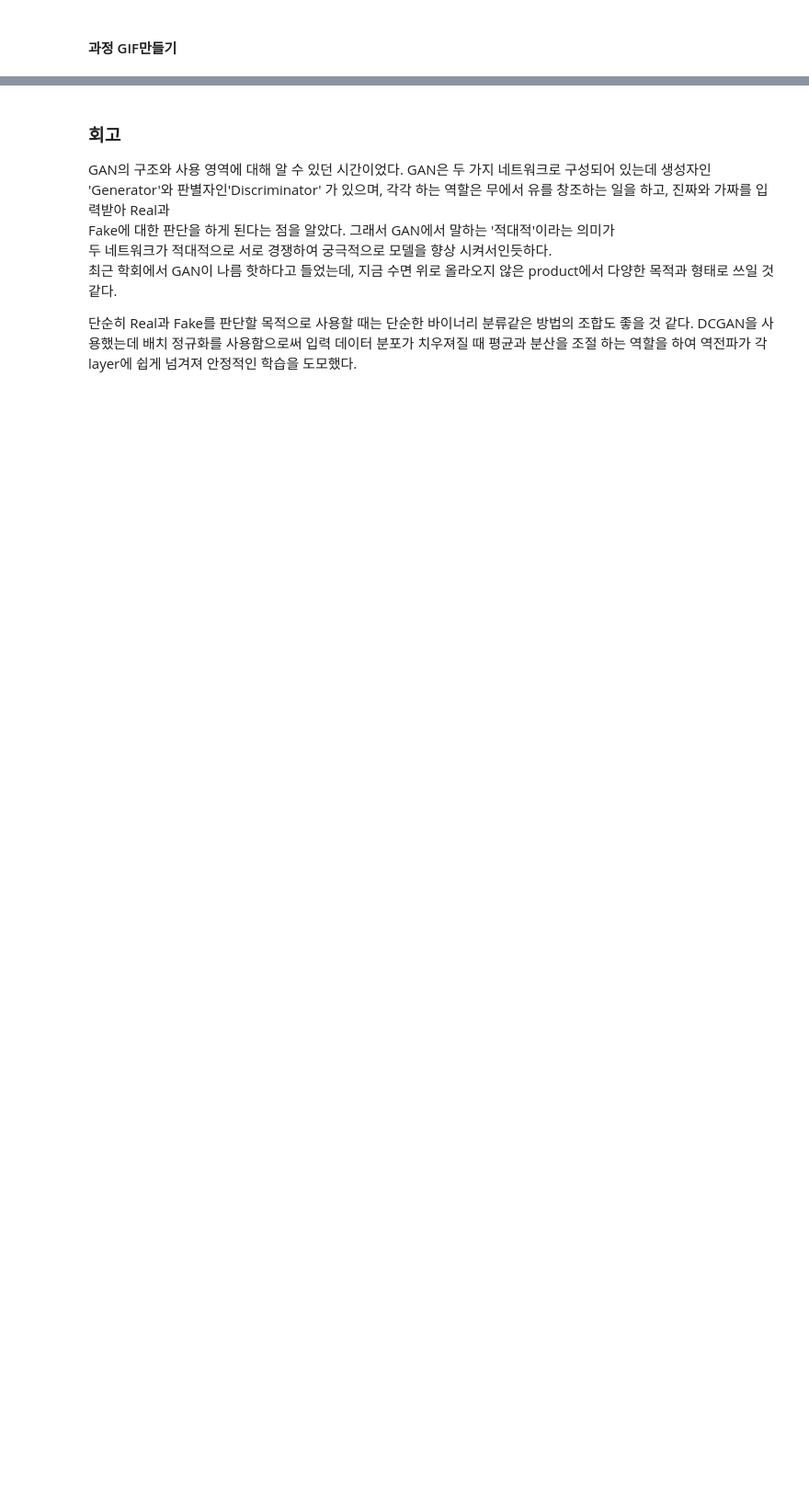
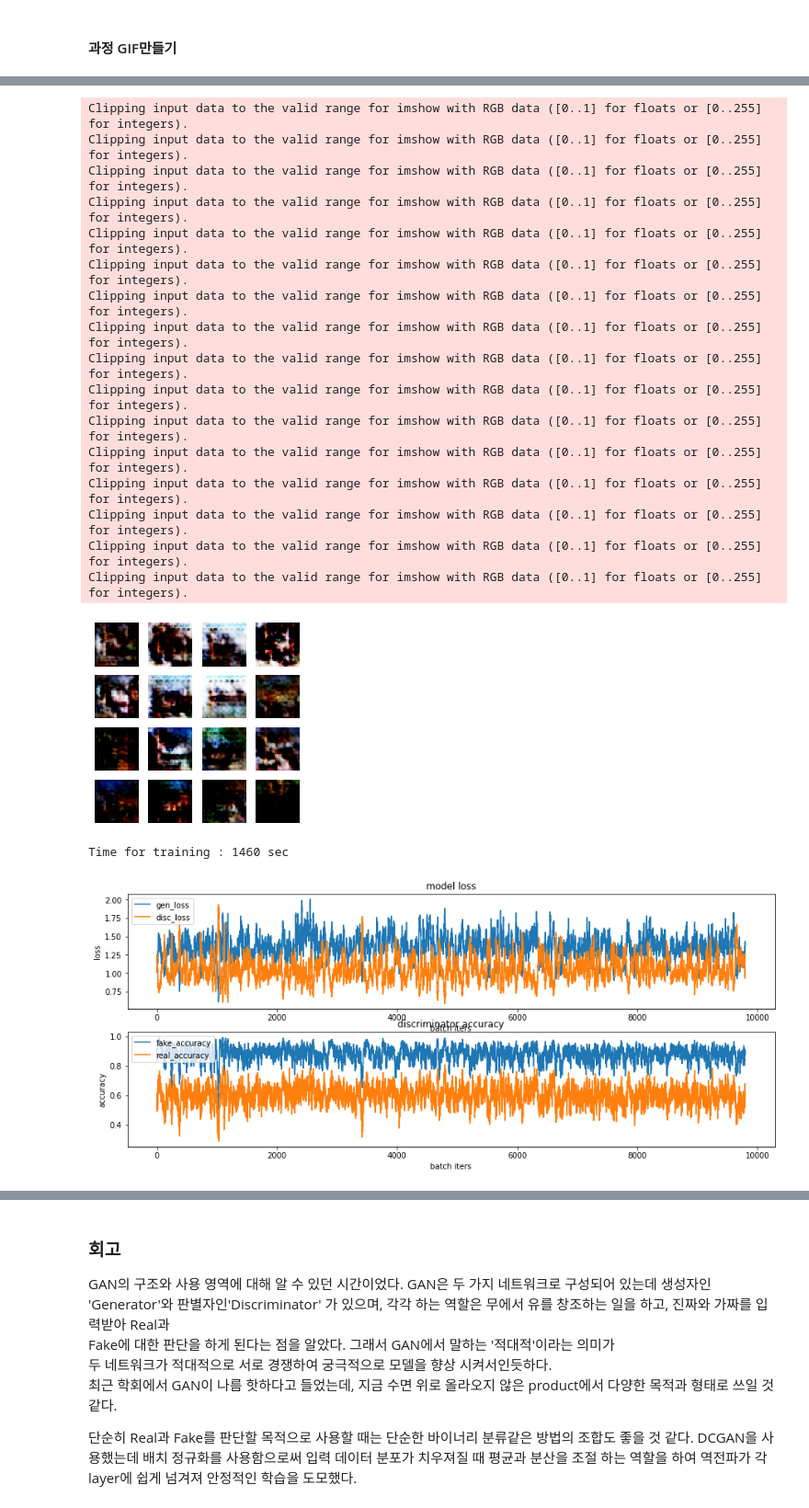
Before and after one commit to cosmic4dev/modulab, a Jupyter notebook: [E-13]CIFAR_Image.ipynb, the cells around one changed output, grey strips where cells are left out. Shown at 92% size. Drawn from its saved outputs; the diff is of its cells as text; code cells hidden in the pictures; blank space fills up the shorter version.

```diff
--- a/[E-13]CIFAR_Image.ipynb
+++ b/[E-13]CIFAR_Image.ipynb
@@ -462,0 +481,28 @@ plt.show()
+# %%
+generator = checkpoint.generator
+discriminator = checkpoint.discriminator
+
+save_every = 5
+EPOCHS = 50
+
+train(train_dataset, EPOCHS, save_every)
+# %% [output]
+Clipping input data to the valid range for imshow with RGB data ([0..1] for floats or [0..255] for integers).
+Clipping input data to the valid range for imshow with RGB data ([0..1] for floats or [0..255] for integers).
+Clipping input data to the valid range for imshow with RGB data ([0..1] for floats or [0..255] for integers).
+Clipping input data to the valid range for imshow with RGB data ([0..1] for floats or [0..255] for integers).
+Clipping input data to the valid range for imshow with RGB data ([0..1] for floats or [0..255] for integers).
+Clipping input data to the valid range for imshow with RGB data ([0..1] for floats or [0..255] for integers).
+Clipping input data to the valid range for imshow with RGB data ([0..1] for floats or [0..255] for integers).
+Clipping input data to the valid range for imshow with RGB data ([0..1] for floats or [0..255] for integers).
+Clipping input data to the valid range for imshow with RGB data ([0..1] for floats or [0..255] for integers).
+Clipping input data to the valid range for imshow with RGB data ([0..1] for floats or [0..255] for integers).
+Clipping input data to the valid range for imshow with RGB data ([0..1] for floats or [0..255] for integers).
+Clipping input data to the valid range for imshow with RGB data ([0..1] for floats or [0..255] for integers).
+Clipping input data to the valid range for imshow with RGB data ([0..1] for floats or [0..255] for integers).
+Clipping input data to the valid range for imshow with RGB data ([0..1] for floats or [0..255] for integers).
+Clipping input data to the valid range for imshow with RGB data ([0..1] for floats or [0..255] for integers).
+Clipping input data to the valid range for imshow with RGB data ([0..1] for floats or [0..255] for integers).
+[figure, added]
+Time for training : 1460 sec
+[figure, added]
```
Also changed, not shown: parts of 13 cells of this notebook.
